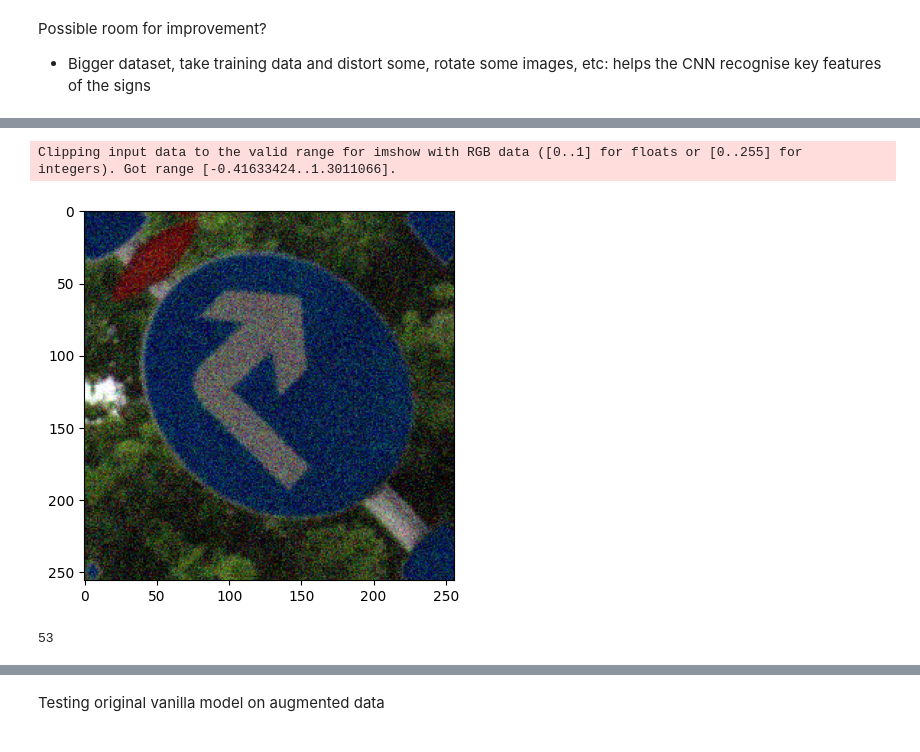
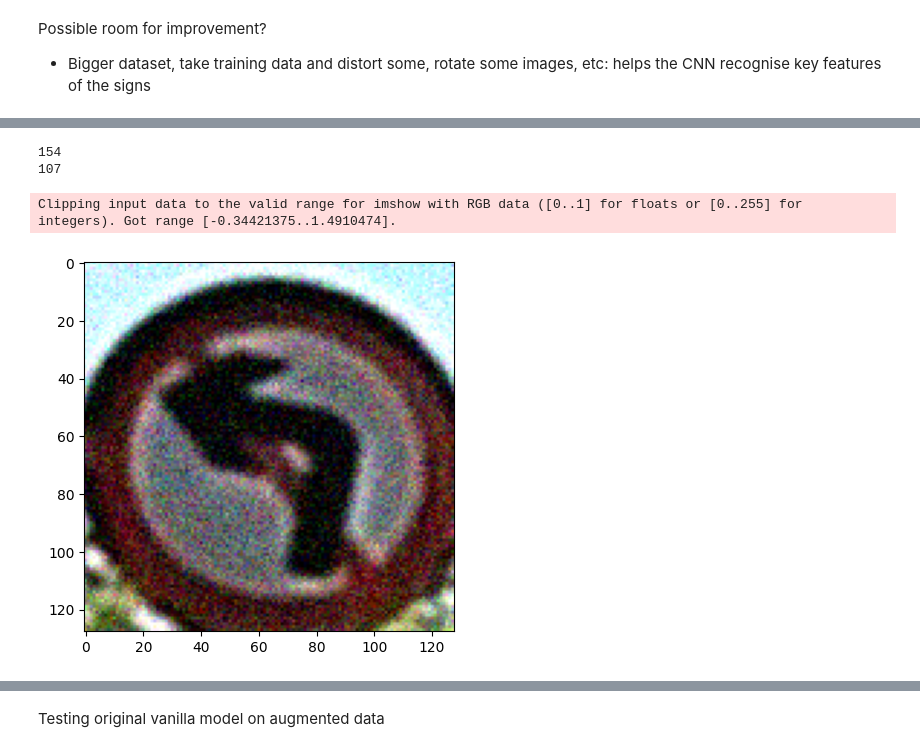
Before and after one commit to mariooohzc/ConvolutionNeuralNetworkImageClassificationProject, a Jupyter notebook: experimental/filetest.ipynb, the cells around one changed output, grey strips where cells are left out. Saved outputs shown, nothing was run; the diff lists cells and outputs as text; code cells hidden in the pictures.

Commit message:
some changes to augmentation

```diff
--- a/experimental/filetest.ipynb
+++ b/experimental/filetest.ipynb
@@ -327,16 +327,19 @@ def augment_with_noise(image, label):
     image = add_gaussian_noise(image)
     return image, label
 # %%
-augmented_data=tf.keras.utils.image_dataset_from_directory("../experimental/data_classes",
-                                                image_size=(256, 256),
+original_data=tf.keras.utils.image_dataset_from_directory("../experimental/data_classes",
+                                                image_size=(128, 128),
                                                 batch_size=64,
                                                 )
 
-augmented_data = augmented_data.map(augment_with_noise)
+augmented_data = original_data.map(augment_with_noise)
+normalized_original_data = original_data.map(lambda x, y: (x / 255.0, y))
+combined_data = normalized_original_data.concatenate(augmented_data)
+shuffled_combined_data = combined_data.shuffle(buffer_size=combined_data.cardinality())
 
-augmented_next=augmented_data.as_numpy_iterator()
-augmented_next_batch=augmented_next.next()
-print(augmented_next_batch[0].shape) #indepenedant variables i.e pixel values
-print(augmented_next_batch[1].shape) #y labels
+combined_next=shuffled_combined_data.as_numpy_iterator()
+combined_next_batch=combined_next.next()
+print(combined_next_batch[0].shape) #indepenedant variables i.e pixel values
+print(combined_next_batch[1].shape) #y labels
 # %% [output]
 Found 4896 files belonging to 23 classes.
@@ -345,8 +351,19 @@ Found 4896 files belonging to 23 classes.
+# %%
+numBatch=len(combined_data)
+trainsize=int(0.7*numBatch)
+valsize=int(0.2*numBatch)+1
+testsize=int(0.1*numBatch)+1
+print(numBatch)
+
+print(trainsize)
+# %% [output]
+154
+107
 # %%
-example_image = augmented_next_batch[0][33]
+example_image = combined_next_batch[0][51]
 plt.imshow(example_image)
 plt.show()
 # %% [output]
-Clipping input data to the valid range for imshow with RGB data ([0..1] for floats or [0..255] for integers). Got range [-0.41633424..1.3011066].
+Clipping input data to the valid range for imshow with RGB data ([0..1] for floats or [0..255] for integers). Got range [-0.34421375..1.4910474].
-[figure, old version]
+[figure, new version]
 # %%
@@ -356,4 +372,0 @@ augmented_test=augmented_data.skip(trainsize+valsize).take(testsize)
-# %%
-print(len(augmented_train))
-# %% [output]
-53
```
Also changed, not shown: parts of 12 cells of this notebook, 18 other files.
